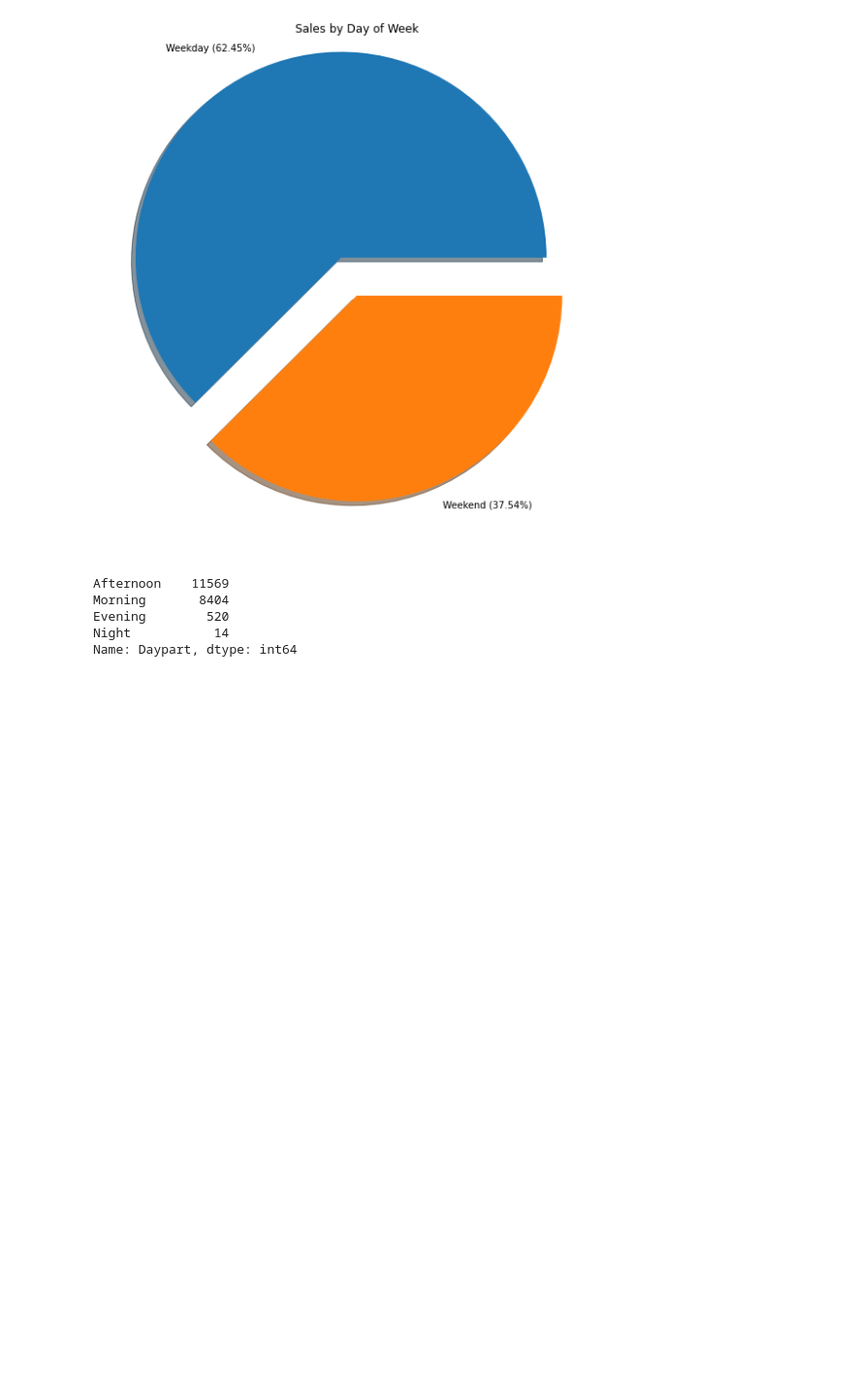
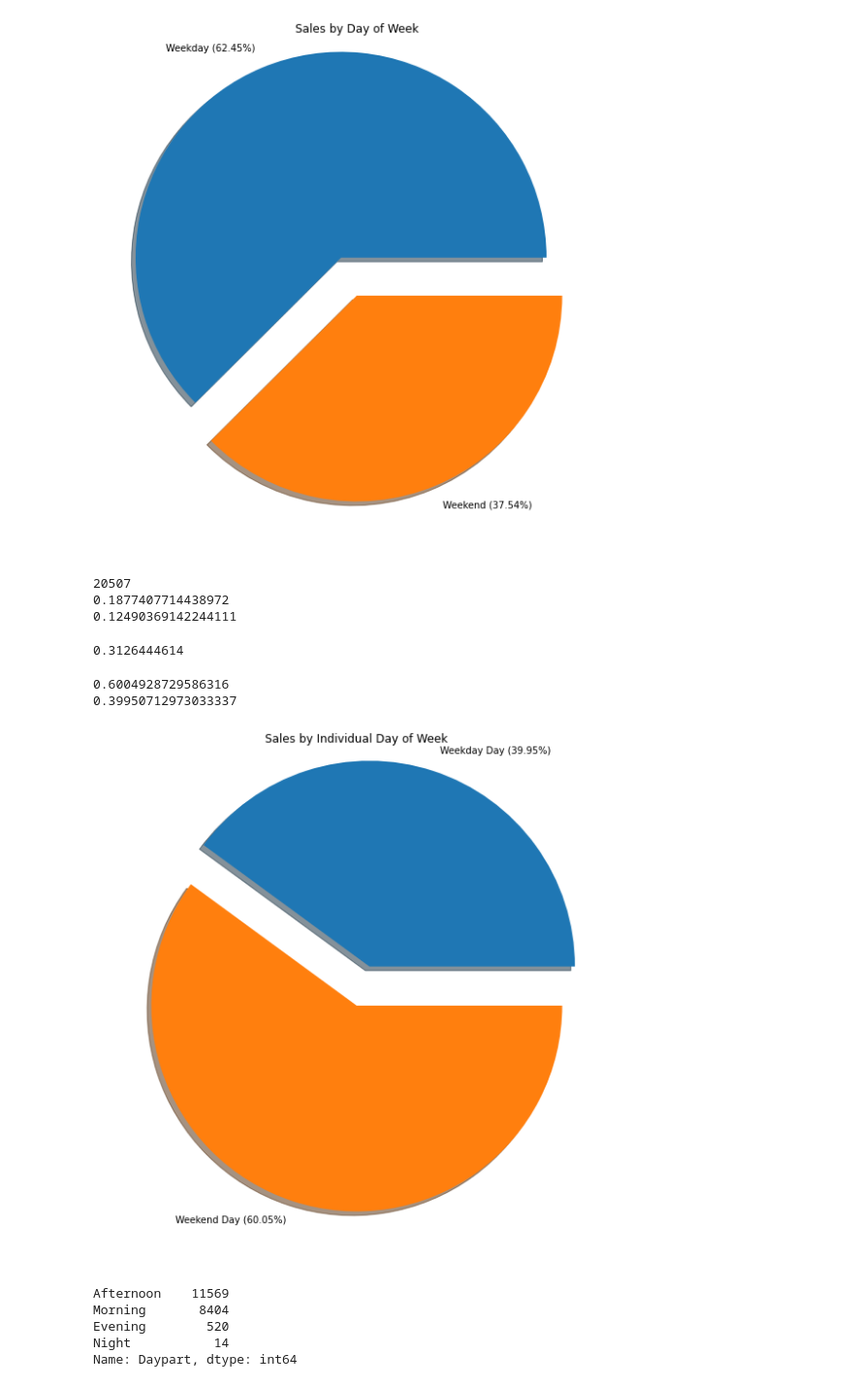
Before and after one commit to Blutronics/BakeryAssociationRule, a Jupyter notebook: bakery.ipynb, the cells around one changed output. Shown at 97% size. Cells and saved outputs as stored; diff of their text form; code cells hidden in the pictures; blank space fills up the shorter version.

```diff
--- a/bakery.ipynb
+++ b/bakery.ipynb
@@ -203,6 +203,36 @@ plt.title('Sales by Day of Week')
 plt.show()
 # %% [output]
 [figure]
+# %%
+print(7700 + 12807)
+print((7700/20507)/2)
+print((12807/20507)/5)
+# %% [output]
+20507
+0.1877407714438972
+0.12490369142244111
+# %%
+print(0.1877407714+0.12490369)
+# %% [output]
+0.3126444614
+# %%
+print(0.18774077/0.31264446)
+print(0.1249036914/0.3126444614)
+# %% [output]
+0.6004928729586316
+0.39950712973033337
+# %%
+fig = plt.figure(figsize = (10, 10))
+
+y = np.array([39.95, 60.05])
+mylabels = ["Weekday Day (39.95%)", "Weekend Day (60.05%)"]
+myexplode = [0.2, 0]
+
+plt.pie(y, labels = mylabels, explode = myexplode, shadow = True)
+plt.title('Sales by Individual Day of Week')
+plt.show()
+# %% [output]
+[figure, added]
 # %%
 df.Daypart.value_counts()
 # %% [output]
```
Also changed, not shown: parts of 14 cells of this notebook.
